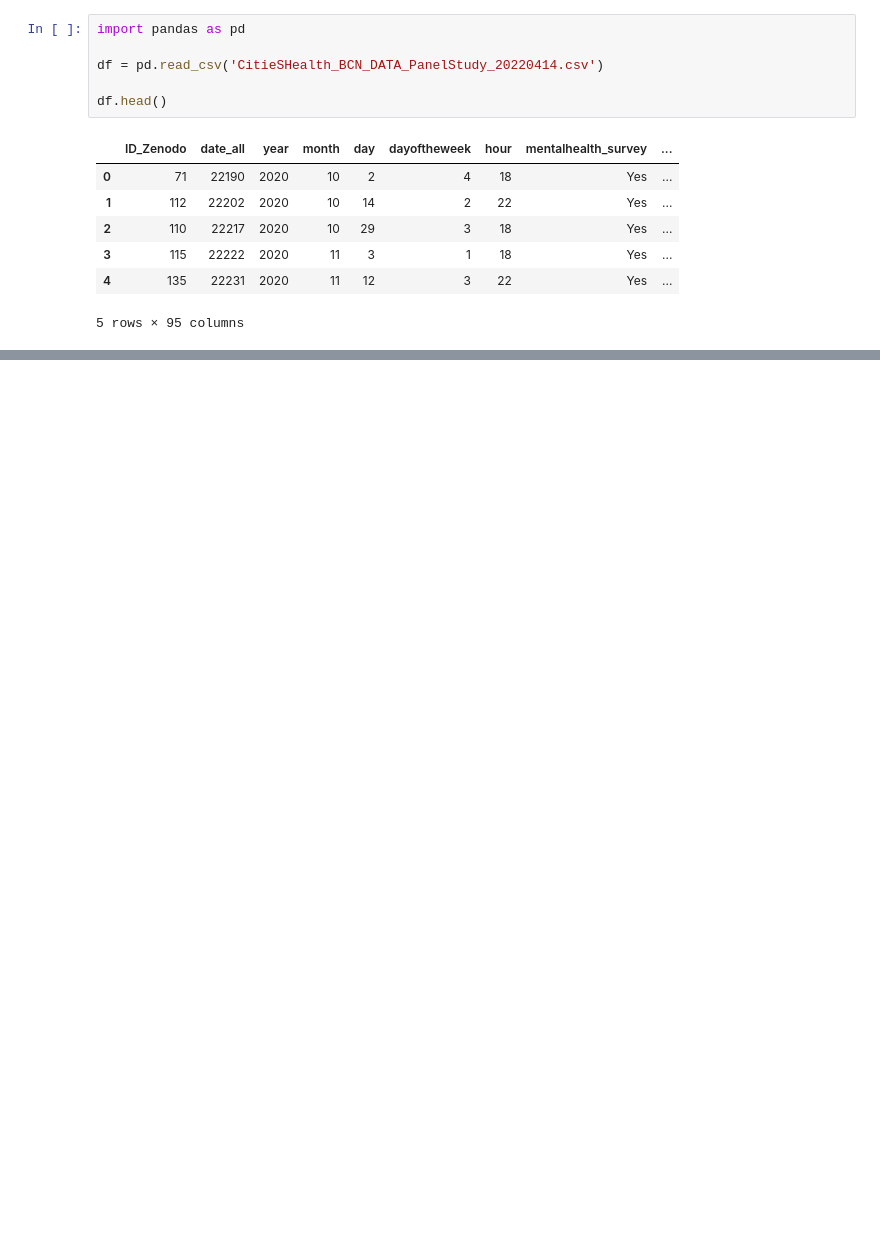
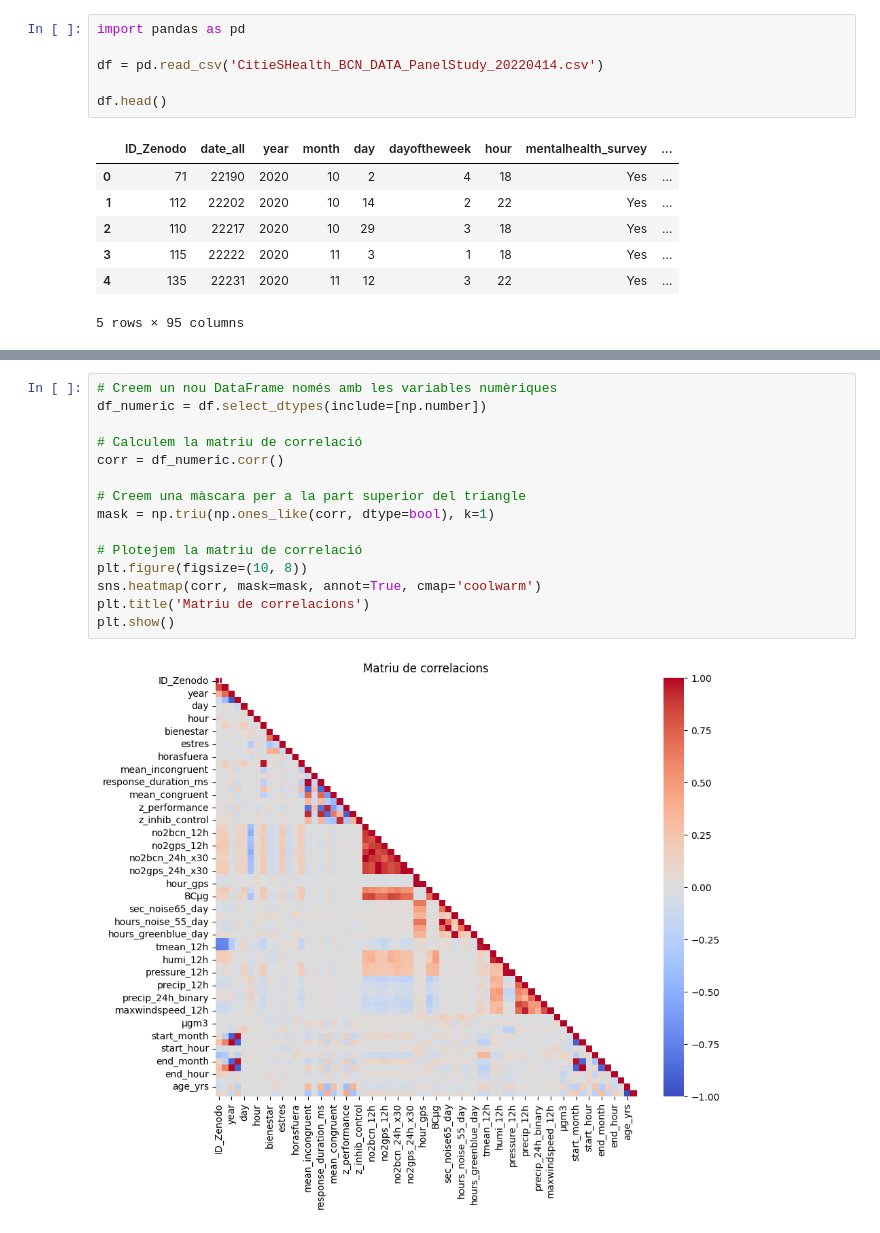
Before and after one commit to adraco007/Pollution_Health_BCN, a Jupyter notebook: practica1.ipynb, the cells around one changed output, grey strips where cells are left out. Saved outputs shown, nothing was run; the diff lists cells and outputs as text; blank space fills up the shorter version.

```diff
--- a/practica1.ipynb
+++ b/practica1.ipynb
@@ -14,0 +120,17 @@ df.head()
+# %%
+# Creem un nou DataFrame només amb les variables numèriques
+df_numeric = df.select_dtypes(include=[np.number])
+
+# Calculem la matriu de correlació
+corr = df_numeric.corr()
+
+# Creem una màscara per a la part superior del triangle
+mask = np.triu(np.ones_like(corr, dtype=bool), k=1)
+
+# Plotejem la matriu de correlació
+plt.figure(figsize=(10, 8))
+sns.heatmap(corr, mask=mask, annot=True, cmap='coolwarm')
+plt.title('Matriu de correlacions')
+plt.show()
+# %% [output]
+[figure, added]
```
Also changed, not shown: parts of 6 cells of this notebook.
